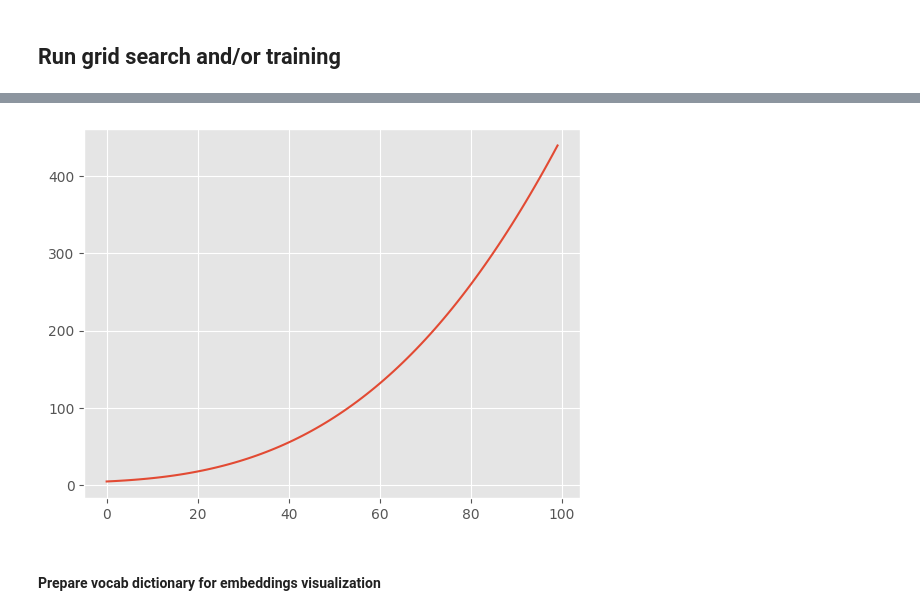
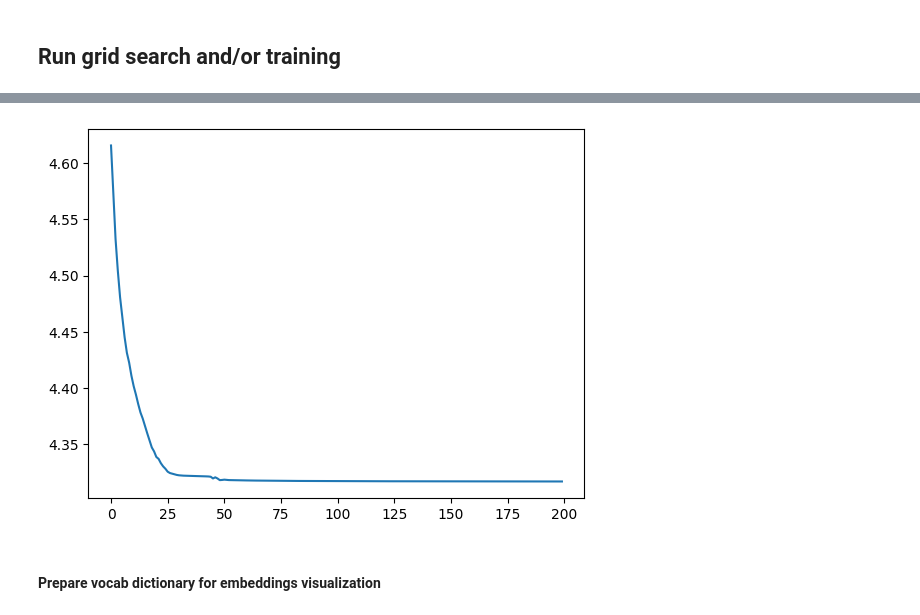
Before and after one commit to zostaw/learning-embeddings, a Jupyter notebook: learning-embeddings.ipynb, the cells around one changed output, grey strips where cells are left out. Saved outputs shown, nothing was run; the diff lists cells and outputs as text; code cells hidden in the pictures.

Commit message:
Adjusted model architecture and fixed dataset (previously was returning one-hot, while crossentropy in torch require int)

```diff
--- a/learning-embeddings.ipynb
+++ b/learning-embeddings.ipynb
@@ -328,7 +314,7 @@ ani.save(RESOURCES_DIR + 'model_training_scheme.gif', writer=writer)
 ## Dataset definition
 # %%
 class CBOWTrainingDataset(Dataset):
-    def word_to_tensor(self,word, vocab):
+    def word_to_tensor(self, word, vocab):
         return torch.tensor(vocab[word]).reshape(1)
 
     def word_to_one_hot(self, word, vocab):
@@ -341,20 +327,21 @@ class CBOWTrainingDataset(Dataset):
                                                         self.vocab_dict) for j in range(self.half_context_size)])
             context_right = torch.vstack([self.word_to_tensor(words[i + j + 1],
                                                         self.vocab_dict) for j in range(self.half_context_size)])
-            context = torch.vstack((context_left, context_right)).to(torch.int64)
+            context = torch.vstack((context_left, context_right)).to(torch.long)
 
-            target = self.word_to_one_hot(words[i], self.vocab_dict).to(self.dtype)
+            target = self.vocab_dict[words[i]]
+            target = torch.tensor(target, dtype=torch.long).reshape(1,)
 
             if contexts is None:
                 contexts = context.reshape(1, self.context_size)#, self.vocab_size)
-                targets = target.reshape(1, self.vocab_size)
+                targets = target
             else:
                 contexts = torch.vstack((contexts, context.reshape(1, self.context_size)))#, self.vocab_size)))
-                targets = torch.vstack((targets, target.reshape(1, self.vocab_size)))
+                targets = torch.vstack((targets, target))
 
         print(f"[DS] Last text word id: {i}")
-        print(f"[DS] contexts: {contexts.size()}")
-        print(f"[DS] targets: {targets.size()}")
+        print(f"[DS] contexts: {contexts.size()}, type: {contexts.type()}")
+        print(f"[DS] targets: {targets.size()}, type: {targets.type()}")
         print(f"[DS] vocab_size: {self.vocab_size}")
         return contexts, targets
 
@@ -368,7 +355,7 @@ class CBOWTrainingDataset(Dataset):
         vocab = list(set(words))
         self.vocab_size = len(vocab)
         self.vocab_dict = {name: i for i, name in enumerate(vocab)}
-        # one-host table to generate vocab-size targets
+        # one-hot table to generate vocab-size targets
         self.one_hot_table = torch.eye(self.vocab_size, self.vocab_size)
 
         #build_ds = jax.jit(self.build_ds_jax)
@@ -516,7 +503,7 @@ def objective(trial):
     optimizer = torch.optim.Adam(model.parameters(), lr=learning_rate)
 
     # Training
-    losses = train(dataloader=dataloader,
+    _, losses = train(dataloader=dataloader,
                    model=model,
                    loss_fn=loss_fn,
                    optimizer=optimizer,
@@ -559,7 +546,7 @@ else:
     batch_size=len(text_words)-context_size
     seed=73
 
-epochs = 100
+epochs = 200
 
 
 # Build training list for Word2Vec Continuous Bag-of-Words method
@@ -587,13 +574,16 @@ loss_fn = nn.CrossEntropyLoss()
 optimizer = torch.optim.Adam(model.parameters(), lr=lr)
 
 # Training
-losses = train(dataloader=dataloader,
+model, losses = train(dataloader=dataloader,
                 model=model,
                 loss_fn=loss_fn,
                 optimizer=optimizer,
                 epochs=epochs,
                 batch_size=batch_size,
-                device=device)
+                device=device,
+                print_every=epochs//10,
+                debug=False
+              )
 
 # Display performance
 plt.plot(losses)
@@ -619,4 +609,4 @@ Loss after last epoch: 439.377197265625
-[figure, old version]
+[figure, new version]
 # %% [markdown]
 #### Prepare vocab dictionary for embeddings visualization
 # %%
```
Also changed, not shown: parts of 15 cells of this notebook, 2 other files.
